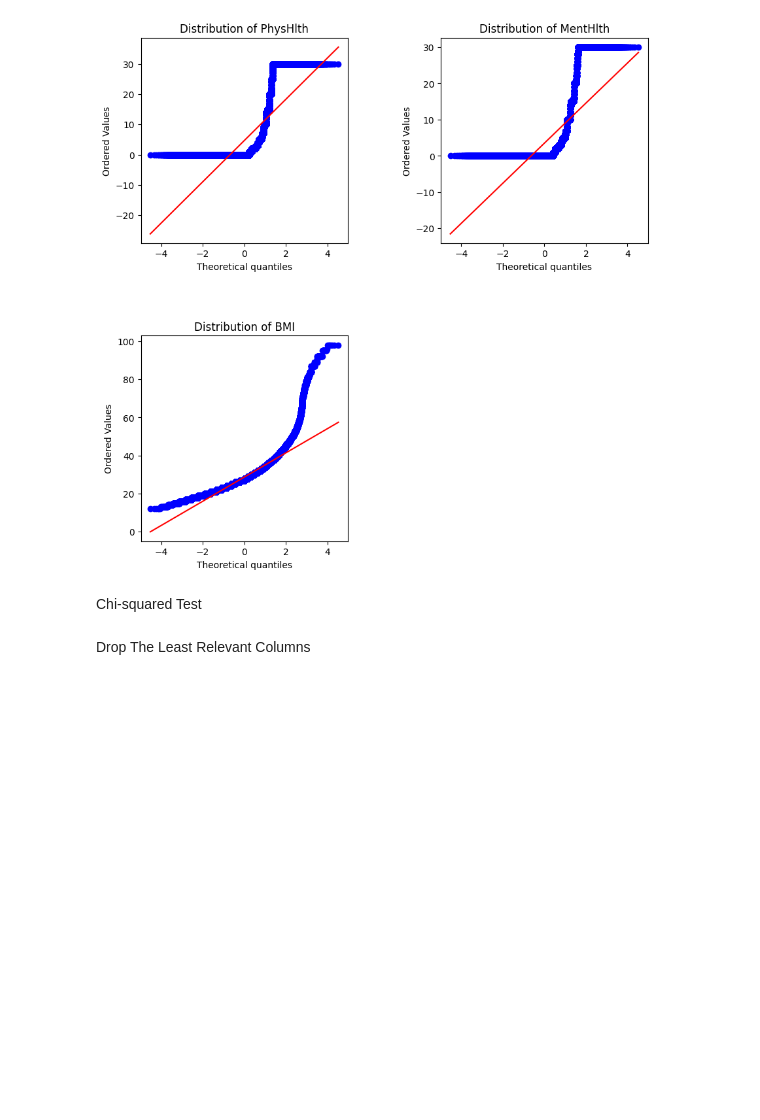
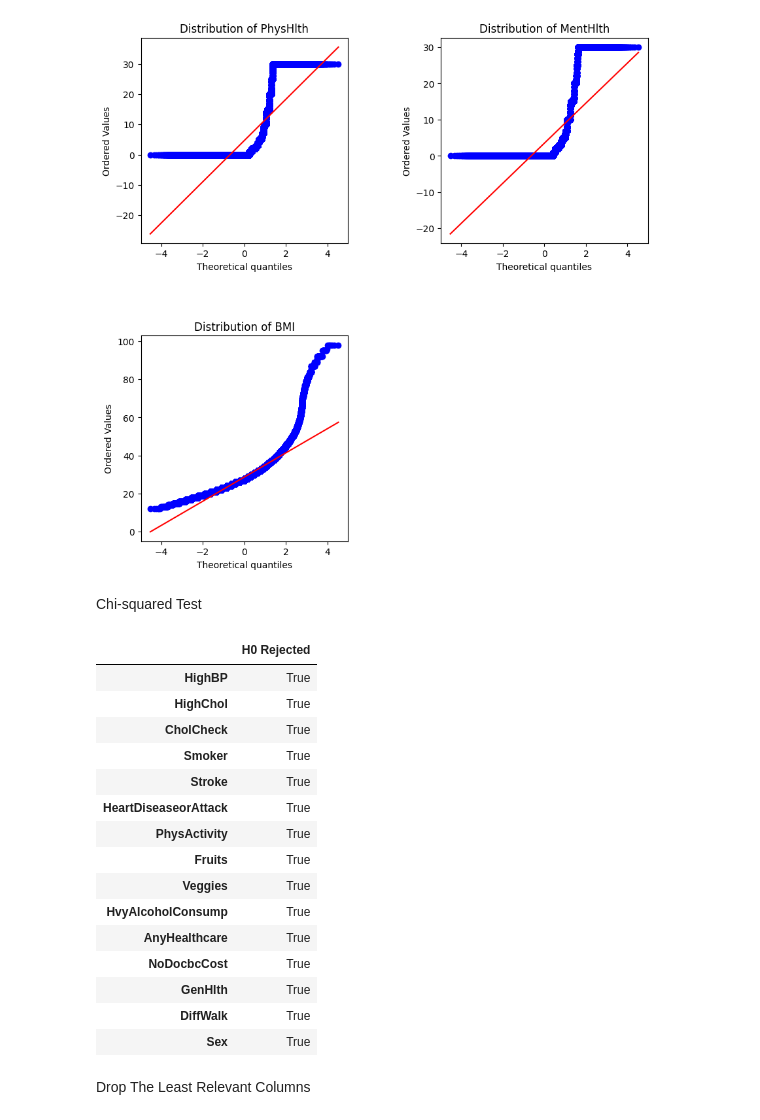
Before and after one commit to Lucasbnas435/Diabetes-Health-Indicators, a Jupyter notebook: src/notebook/diabetes_health_indicators.ipynb, the cells around one changed output. Saved outputs shown, nothing was run; the diff lists cells and outputs as text; code cells hidden in the pictures; blank space fills up the shorter version.

Commit message:
feat: display Chi-squared Test results table

```diff
--- a/src/notebook/diabetes_health_indicators.ipynb
+++ b/src/notebook/diabetes_health_indicators.ipynb
@@ -207,17 +207,35 @@ def chi_squared_test(data, column1, column2, alpha=0.05):
 # %%
 #O Teste do Qui-quadrado consegue comparar apenas variaveis categoricas
 #Age, Education e Income sao dados ordinais; por isso, nao serao colocados nesse teste
 categorical_columns = ['HighBP', 'HighChol', 'CholCheck', 'Smoker', 'Stroke',
                        'HeartDiseaseorAttack', 'PhysActivity', 'Fruits',
                        'Veggies', 'HvyAlcoholConsump', 'AnyHealthcare',
                        'NoDocbcCost', 'GenHlth', 'DiffWalk', 'Sex']
 
 chi_squared_test_results = {}
 
 for column in categorical_columns:
   chi_squared_test_results[column] = chi_squared_test(df, 'Diabetes_binary', column)
 
 chi_squared_test_results = pd.DataFrame(chi_squared_test_results, index=['H0 Rejected']).T
+display(chi_squared_test_results)
+# %% [output]
+|  | H0 Rejected |
+| HighBP | True |
+| HighChol | True |
+| CholCheck | True |
+| Smoker | True |
+| Stroke | True |
+| HeartDiseaseorAttack | True |
+| PhysActivity | True |
+| Fruits | True |
+| Veggies | True |
+| HvyAlcoholConsump | True |
+| AnyHealthcare | True |
+| NoDocbcCost | True |
+| GenHlth | True |
+| DiffWalk | True |
+| Sex | True |
 # %% [markdown]
 Drop The Least Relevant Columns
 # %%
```
